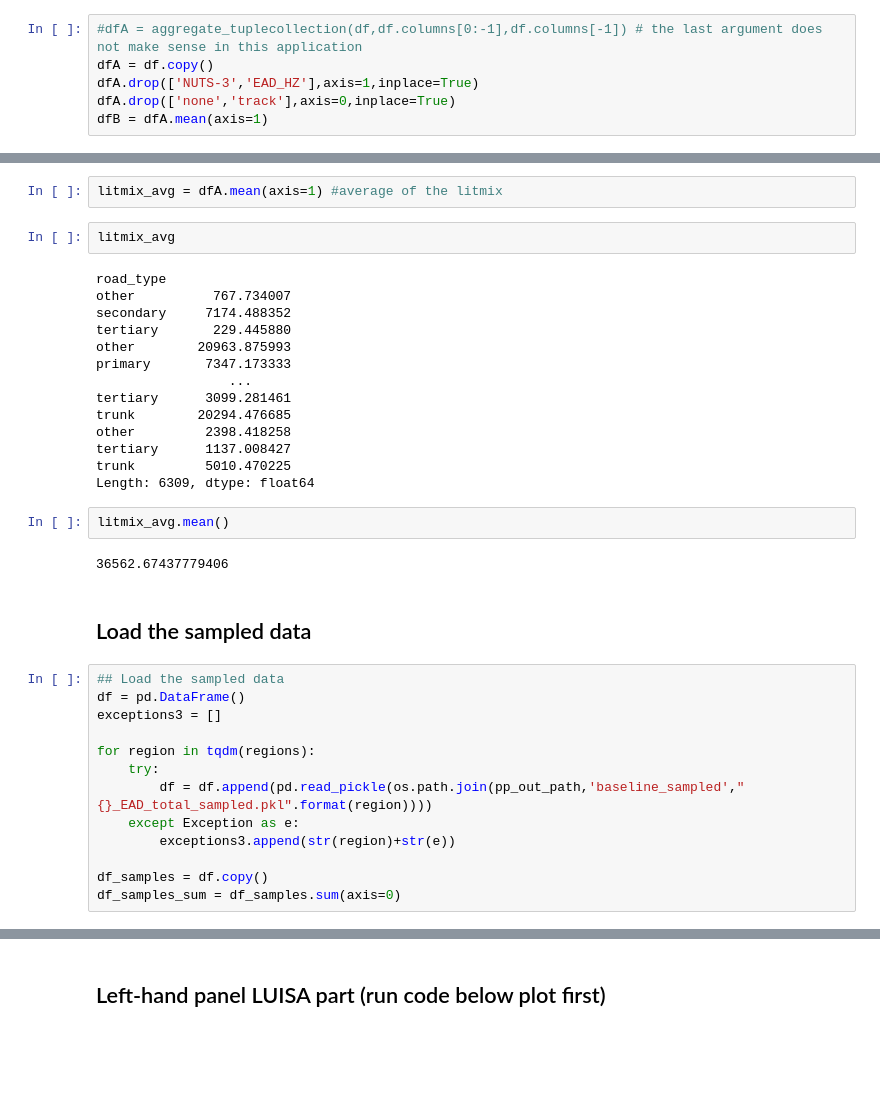
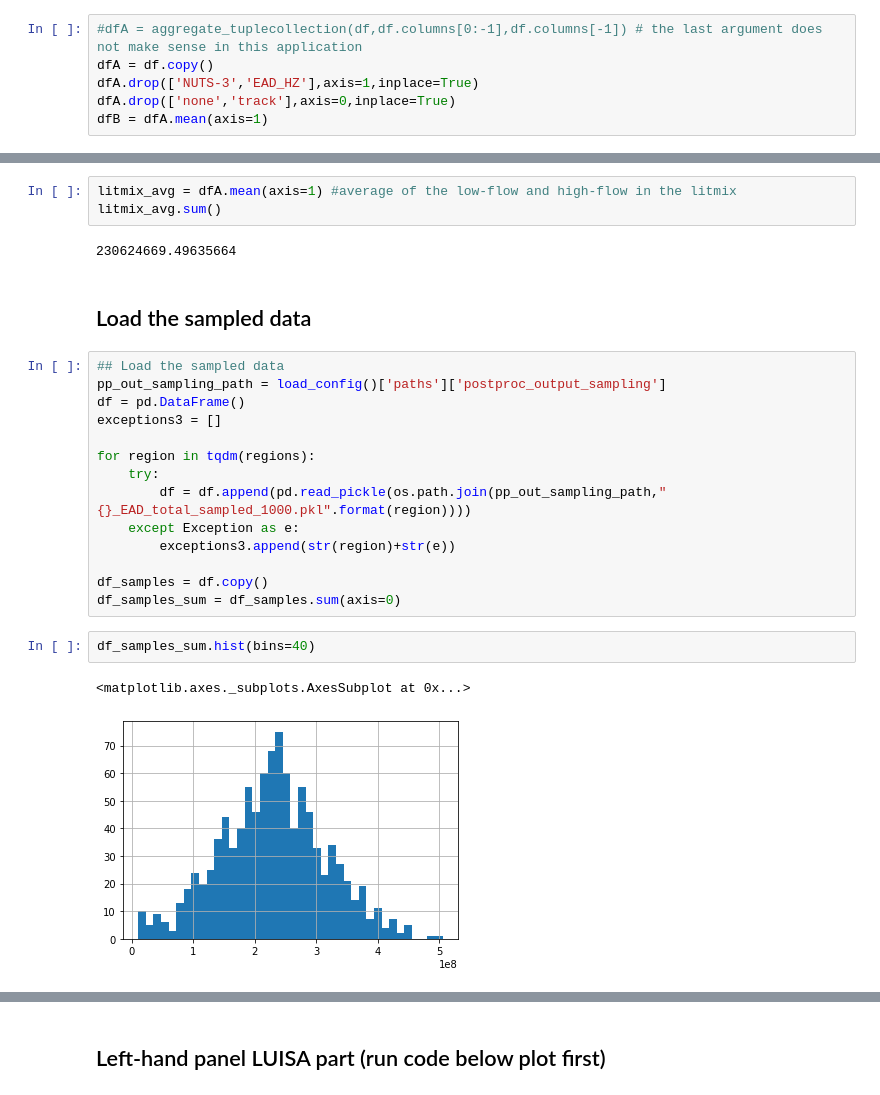
Before and after one commit to keesvanginkel/OSdaMage, a Jupyter notebook: result_visualisations/Fig_5.ipynb, the cells around one changed output, grey strips where cells are left out. Saved outputs shown, nothing was run; the diff lists cells and outputs as text; blank space fills up the shorter version.

```diff
--- a/result_visualisations/Fig_5.ipynb
+++ b/result_visualisations/Fig_5.ipynb
@@ -212,40 +123,29 @@ dfA*10**(-6)
 # %%
-litmix_avg = dfA.mean(axis=1) #average of the litmix
+litmix_avg = dfA.mean(axis=1) #average of the low-flow and high-flow in the litmix
+litmix_avg.sum()
+# %% [output]
+230624669.49635664
-# %%
-litmix_avg
-# %% [output]
-road_type
-other          767.734007
-secondary     7174.488352
-tertiary       229.445880
-other        20963.875993
-primary       7347.173333
-                 ...
-tertiary      3099.281461
-trunk        20294.476685
-other         2398.418258
-tertiary      1137.008427
-trunk         5010.470225
-Length: 6309, dtype: float64
-# %%
-litmix_avg.mean()
-# %% [output]
-36562.67437779406
 # %% [markdown]
 ## Load the sampled data
 # %%
 ## Load the sampled data
+pp_out_sampling_path = load_config()['paths']['postproc_output_sampling']
 df = pd.DataFrame()
 exceptions3 = []
 
 for region in tqdm(regions):
     try:
-        df = df.append(pd.read_pickle(os.path.join(pp_out_path,'baseline_sampled',"{}_EAD_total_sampled.pkl".format(region))))
+        df = df.append(pd.read_pickle(os.path.join(pp_out_sampling_path,"{}_EAD_total_sampled_1000.pkl".format(region))))
     except Exception as e:
         exceptions3.append(str(region)+str(e))
 
 df_samples = df.copy()
 df_samples_sum = df_samples.sum(axis=0)
+# %%
+df_samples_sum.hist(bins=40)
+# %% [output]
+<matplotlib.axes._subplots.AxesSubplot at 0x...>
+[figure, added]
 # %%
 df_samples_sum.describe( percentiles=[0.05,.25, .5, .75,0.95])
 # %% [output]
```
Also changed, not shown: parts of 30 cells of this notebook, 5 other files.
